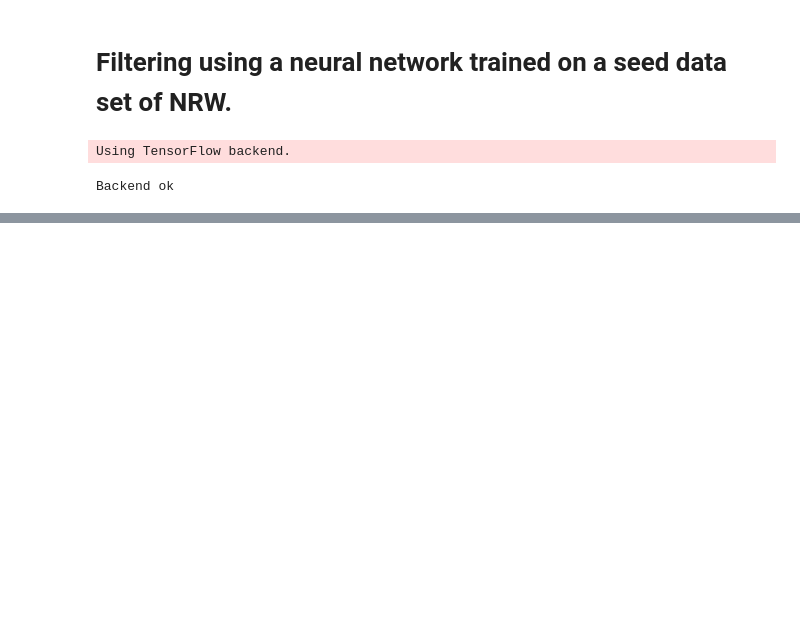
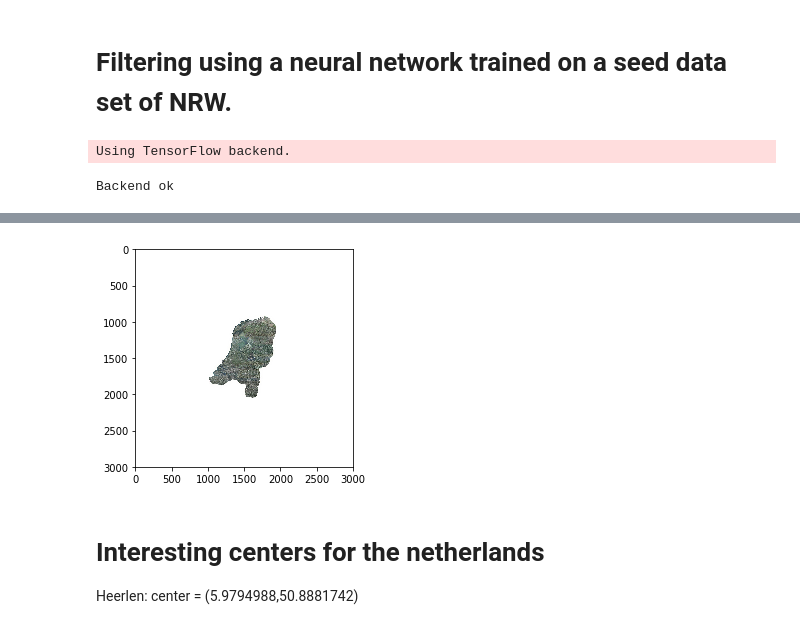
Before and after one commit to SB-BISS/DeepSolaris, a Jupyter notebook: Python/DeepSolarisAutomaticNRWAnalysis.ipynb, the cells around one changed output, grey strips where cells are left out. Saved outputs shown, nothing was run; the diff lists cells and outputs as text; code cells hidden in the pictures; blank space fills up the shorter version.

```diff
--- a/Python/DeepSolarisAutomaticNRWAnalysis.ipynb
+++ b/Python/DeepSolarisAutomaticNRWAnalysis.ipynb
@@ -402,0 +369,6 @@ True
+# %%
+# https://geodata.nationaalgeoregister.nl/luchtfoto/rgb/wms?&request=GetCapabilities
+
+from owslib.wms import WebMapService
+
+wms = WebMapService('https://geodata.nationaalgeoregister.nl/luchtfoto/rgb/wms?&request=GetCapabilities', version='1.1.1')
@@ -402,0 +396,31 @@ True
+# %%
+# this prints the whole Netherlands in a 300, 250 image, just to see that we are in the right place.
+# notice that in this case there is no style available.
+
+img = wms.getmap(layers=['Actueel_ortho25'], srs='EPSG:4326',
+                bbox=(-1.65729160235, 48.0405018704, 12.4317272654, 56.1105896442),
+                size=(3000, 3000), format='image/jpeg', transparent=True)
+
+#plt.imshow(img.read())
+#plt.show()
+
+image_name = "netherlands.jpg"
+
+out = open(image_name, 'wb')
+out.write(img.read())
+out.close()
+
+
+import matplotlib.pyplot as plt
+import matplotlib.image as mpimg
+
+imgl=mpimg.imread(image_name)
+imgplot = plt.imshow(imgl)
+
+plt.show() #Image of the Netherlands.
+# %% [output]
+[figure, added]
+# %% [markdown]
+# Interesting centers for the netherlands
+
+Heerlen: center = (5.9794988,50.8881742)<BR>
```
Also changed, not shown: parts of 30 cells of this notebook, 1 other file.
